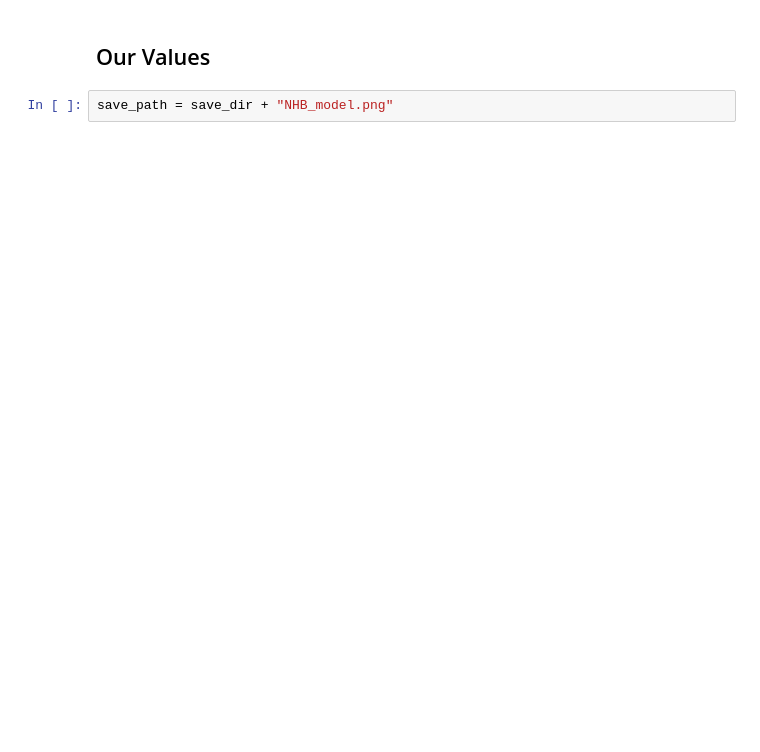
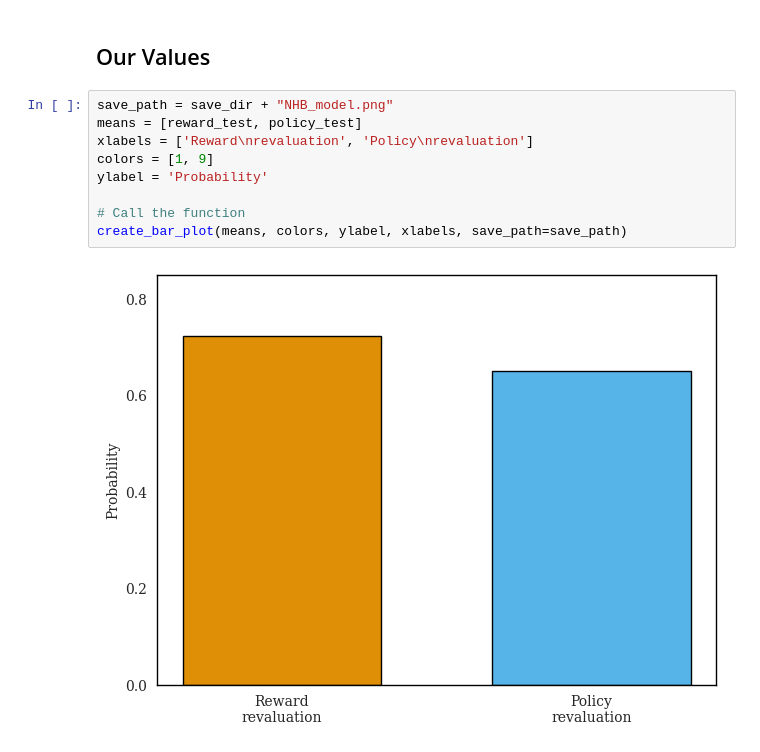
Before and after one commit to ArminBaz/SR-IS, a Jupyter notebook: src/policy_reval_nhb.ipynb, the cells around one changed output. Saved outputs shown, nothing was run; the diff lists cells and outputs as text; blank space fills up the shorter version.

```diff
--- a/src/policy_reval_nhb.ipynb
+++ b/src/policy_reval_nhb.ipynb
@@ -378,4 +353,13 @@ nhb_stds = []
 # %% [markdown]
 ## Our Values
-# %%
-save_path = save_dir + "NHB_model.png"
+# %%
+save_path = save_dir + "NHB_model.png"
+means = [reward_test, policy_test]
+xlabels = ['Reward\nrevaluation', 'Policy\nrevaluation']
+colors = [1, 9]
+ylabel = 'Probability'
+
+# Call the function
+create_bar_plot(means, colors, ylabel, xlabels, save_path=save_path)
+# %% [output]
+[figure, added]
```
Also changed, not shown: parts of 8 cells of this notebook.
